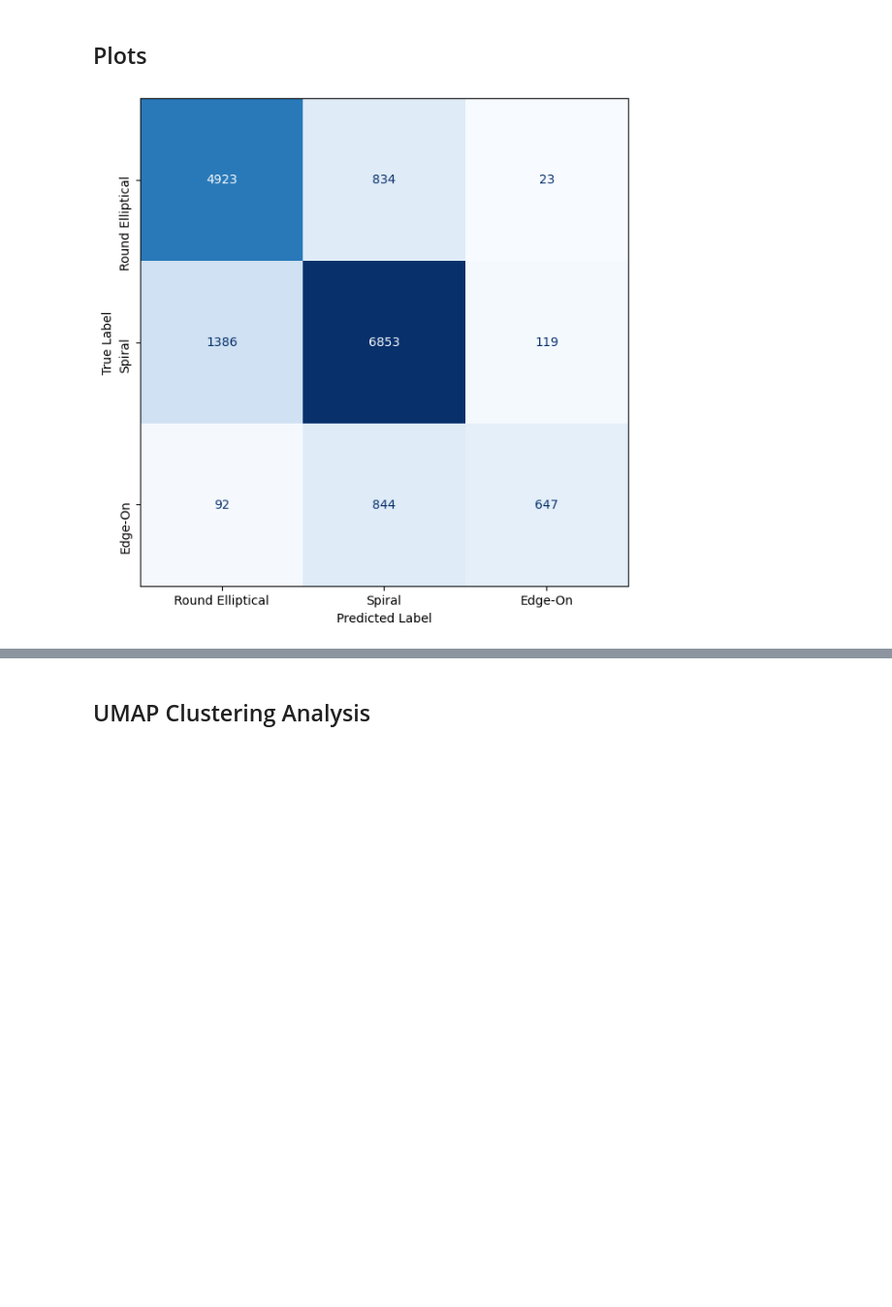
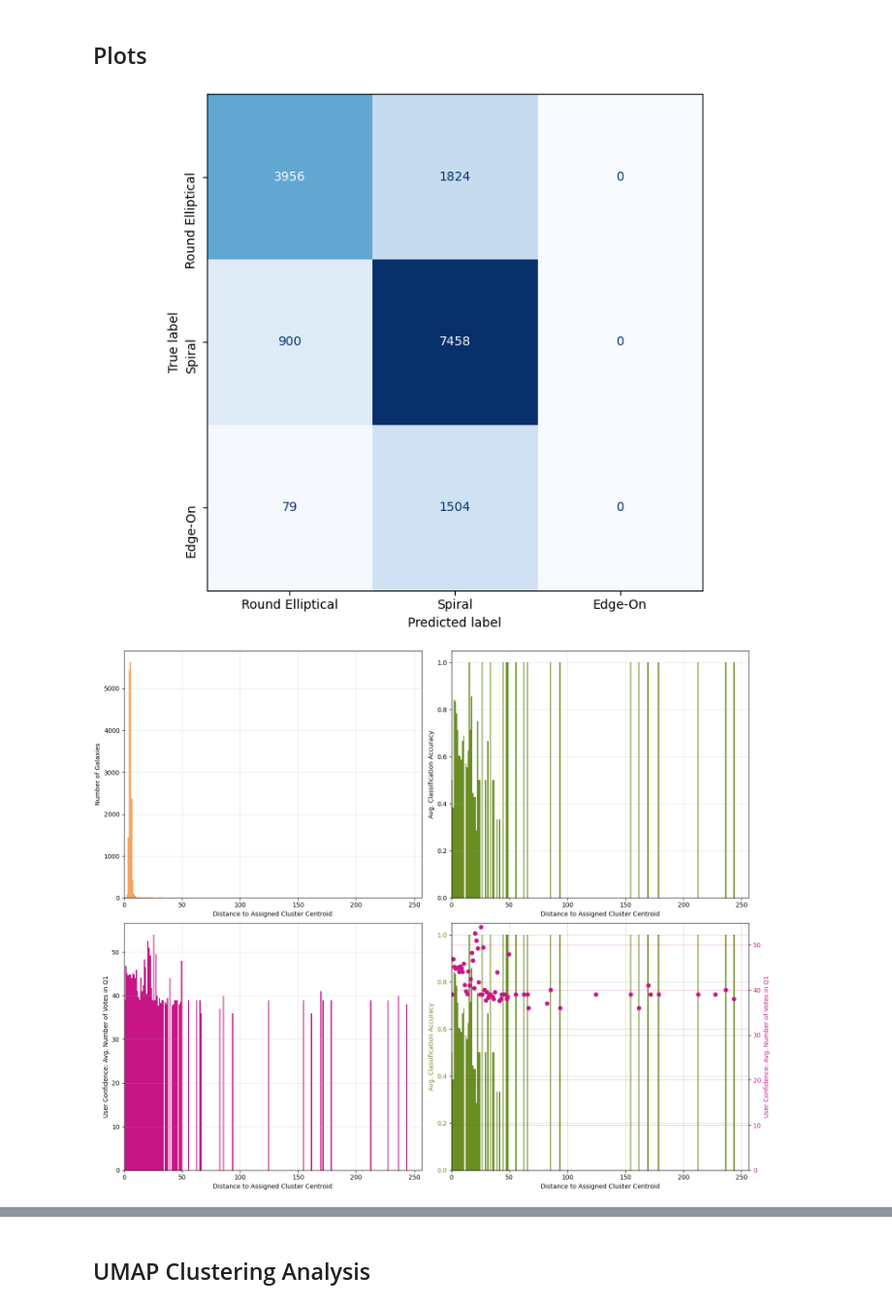
Before and after one commit to Kirstyelli-Work/MSc_Project, a Jupyter notebook: GZD_5_Classification.ipynb, the cells around one changed output, grey strips where cells are left out. Shown at 97% size. Cells and saved outputs as stored; diff of their text form; code cells hidden in the pictures; blank space fills up the shorter version.

```diff
--- a/GZD_5_Classification.ipynb
+++ b/GZD_5_Classification.ipynb
@@ -130,10 +132,10 @@ Edge-ons:  2962
 ## Clustering
 # %%
 method = 'MBKM'
-no_of_runs = 20
+no_of_runs = 1
 
-no_of_clusters_to_test = np.arange(1,41,1)
-#no_of_clusters_to_test = np.array([20])
+#no_of_clusters_to_test = np.arange(1,41,1)
+no_of_clusters_to_test = np.array([20])
 # %%
 avg_accuracies = np.zeros(len(no_of_clusters_to_test))
 
@@ -157,7 +159,7 @@ for j in range(len(no_of_clusters_to_test)):
         ####################################
         # Merging the cluster assignments with the confident labels
         test_subset = clusters.merge(volunteer_labels, left_index=True, right_index=True, how='inner')
-        test_subset.to_parquet(os.path.join(data_root_dir, 'test_subset.parquet'))
+        test_subset.to_parquet(os.path.join(data_root_dir, f'{method}_test_subset.parquet'))
 
         #print('Labelled and Clustered Galaxies: ', test_subset.shape)
         #print('Round Ellipticals: ',    (test_subset['Volunteer_Label'] == 'R').sum())
@@ -223,16 +210,15 @@ Avg. Accuracy after 20 Runs
 # %%
 # Plotting the Confusion Matrix
 _, ax1 = plt.subplots(1,1,figsize=(8,6), constrained_layout=True)
 cm = confusion_matrix(test_subset['Volunteer_Label'], test_subset['Predicted_Label'], labels=['R', 'S', 'E'])
 disp = ConfusionMatrixDisplay(confusion_matrix=cm, display_labels=['Round Elliptical', 'Spiral', 'Edge-On'], )
 disp.plot(ax=ax1, colorbar=False ,cmap=plt.cm.Blues)
-ax1.set_xlabel('Predicted Label')
-ax1.set_ylabel('True Label')
 ax1.tick_params(axis="y", rotation=90)
 plt.savefig(os.path.join('Data/Thesis Plots', f'{method}_confusion_matrix.png'), bbox_inches='tight')
 plt.show()
 
 distance_bin_plots(test_subset, n_clusters=no_of_clusters, xlimits=None, ylimits=None, method=method)
 confidence_bin_plots(test_subset, width=10, xlimits=None, ylimits=None, method=method)
 # %% [output]
-[figure, old version]
+[figure, new version]
+[figure, added]
```
Also changed, not shown: parts of 6 cells of this notebook, 1 other file.
